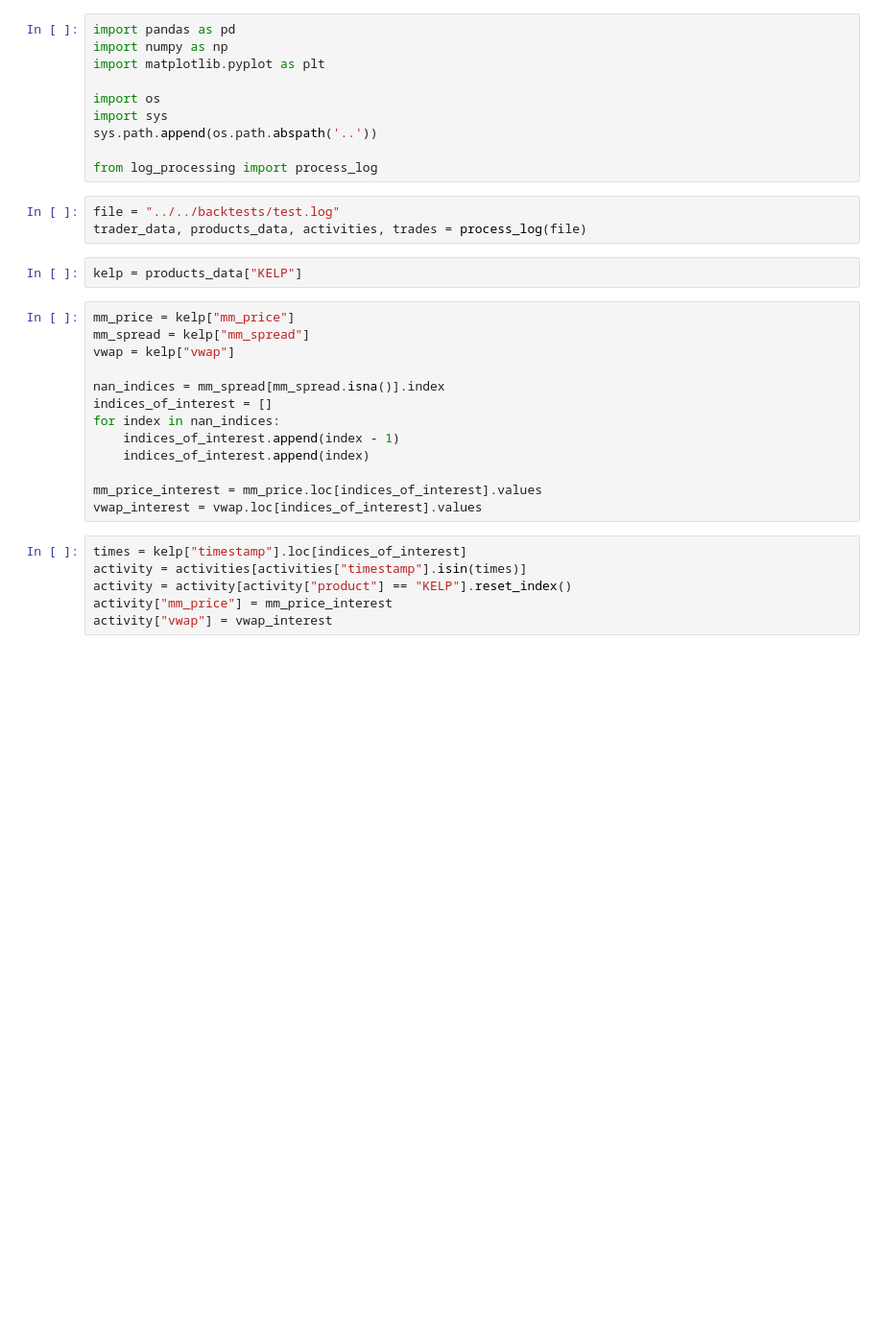
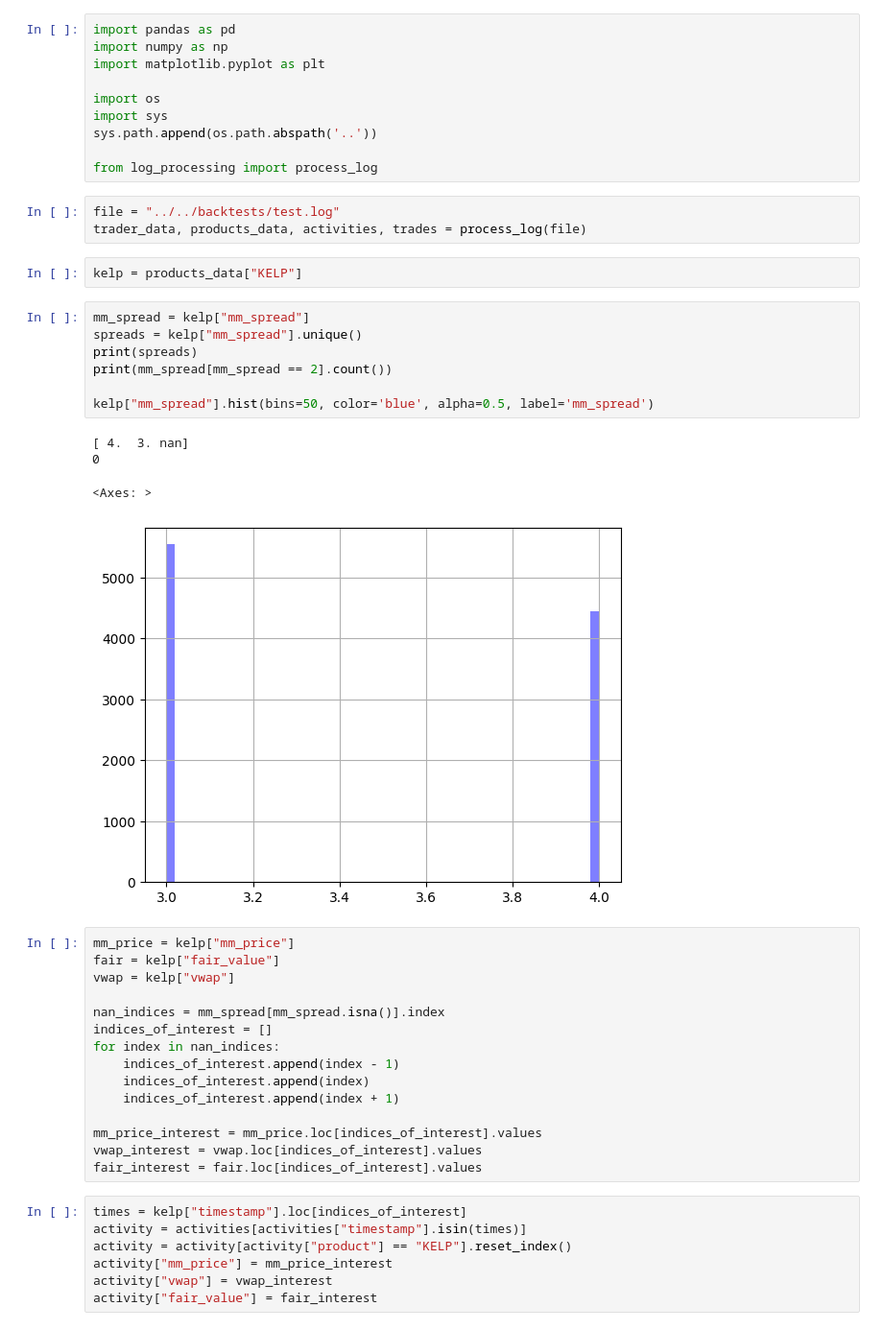
Before and after one commit to ashokolarov/prosperity3, a Jupyter notebook: development/round1/kelp_predict.ipynb, the cells around one changed output. Shown at 96% size. Drawn from its saved outputs; the diff is of its cells as text; blank space fills up the shorter version.

```diff
--- a/development/round1/kelp_predict.ipynb
+++ b/development/round1/kelp_predict.ipynb
@@ -13,9 +13,21 @@ file = "../../backtests/test.log"
 trader_data, products_data, activities, trades = process_log(file)
 # %%
 kelp = products_data["KELP"]
+# %%
+mm_spread = kelp["mm_spread"]
+spreads = kelp["mm_spread"].unique()
+print(spreads)
+print(mm_spread[mm_spread == 2].count())
+
+kelp["mm_spread"].hist(bins=50, color='blue', alpha=0.5, label='mm_spread')
+# %% [output]
+[ 4.  3. nan]
+0
+<Axes: >
+[figure, added]
 # %%
 mm_price = kelp["mm_price"]
-mm_spread = kelp["mm_spread"]
+fair = kelp["fair_value"]
 vwap = kelp["vwap"]
 
 nan_indices = mm_spread[mm_spread.isna()].index
@@ -23,13 +35,16 @@ indices_of_interest = []
 for index in nan_indices:
     indices_of_interest.append(index - 1)
     indices_of_interest.append(index)
+    indices_of_interest.append(index + 1)
 
 mm_price_interest = mm_price.loc[indices_of_interest].values
 vwap_interest = vwap.loc[indices_of_interest].values
+fair_interest = fair.loc[indices_of_interest].values
 # %%
 times = kelp["timestamp"].loc[indices_of_interest]
 activity = activities[activities["timestamp"].isin(times)]
 activity = activity[activity["product"] == "KELP"].reset_index()
 activity["mm_price"] = mm_price_interest
 activity["vwap"] = vwap_interest
+activity["fair_value"] = fair_interest
 # %%
```
Also changed, not shown: parts of 1 cell of this notebook, 8 other files.
